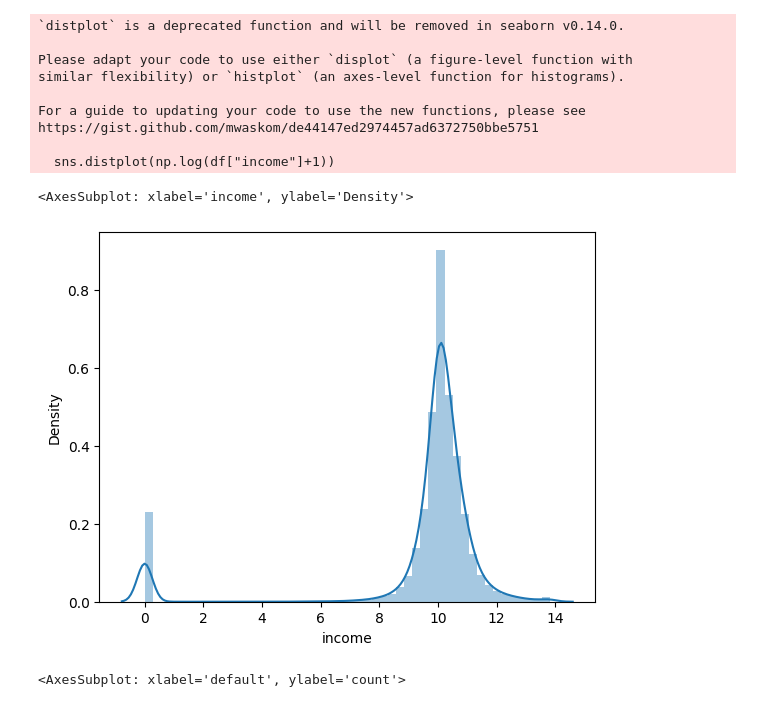
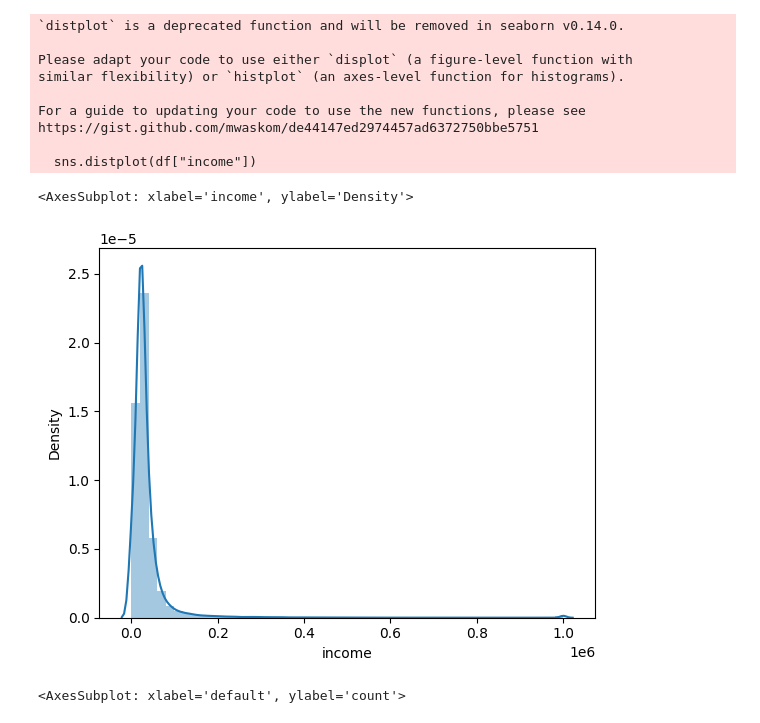
Before and after one commit to Theo-Morvan/Fintech_Project, a Jupyter notebook: explorations_fintech.ipynb, the cells around one changed output. Drawn from its saved outputs; the diff is of its cells as text; code cells hidden in the pictures.

```diff
--- a/explorations_fintech.ipynb
+++ b/explorations_fintech.ipynb
@@ -13,19 +13,19 @@ from xgboost import XGBClassifier
 path = os.path.join("data","PastLoans.csv")
 df = pd.read_csv(path, index_col='id')
 # %%
-sns.distplot(np.log(df["income"]+1))
+sns.distplot(df["income"])
 # %% [output]
 `distplot` is a deprecated function and will be removed in seaborn v0.14.0.
 
 Please adapt your code to use either `displot` (a figure-level function with
 similar flexibility) or `histplot` (an axes-level function for histograms).
 
 For a guide to updating your code to use the new functions, please see
 https://gist.github.com/mwaskom/de44147ed2974457ad6372750bbe5751
 
-  sns.distplot(np.log(df["income"]+1))
+  sns.distplot(df["income"])
 <AxesSubplot: xlabel='income', ylabel='Density'>
-[figure, old version]
+[figure, new version]
 # %%
 sns.countplot(x="default",data=df)
 # %% [output]
```
Also changed, not shown: 4 other files.
